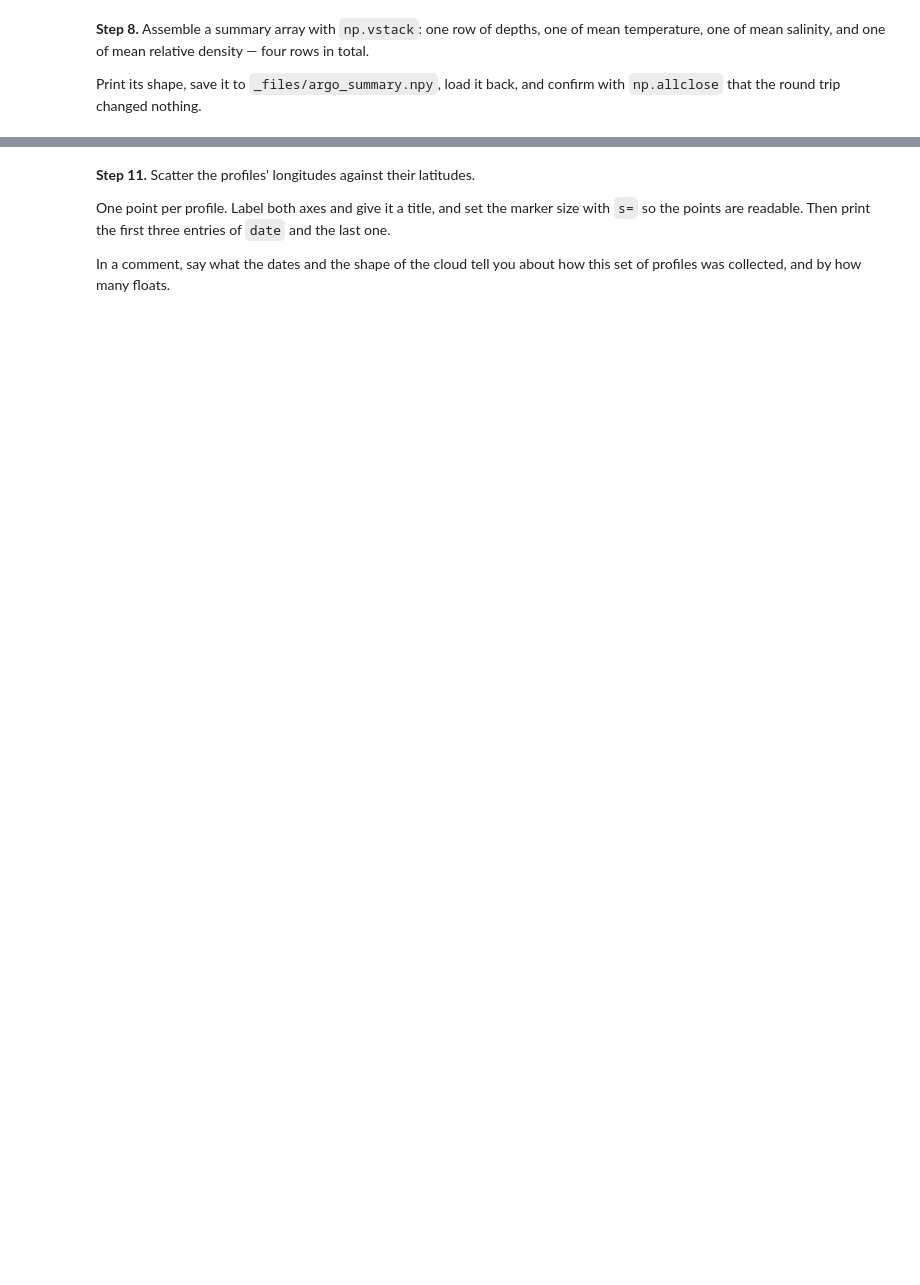
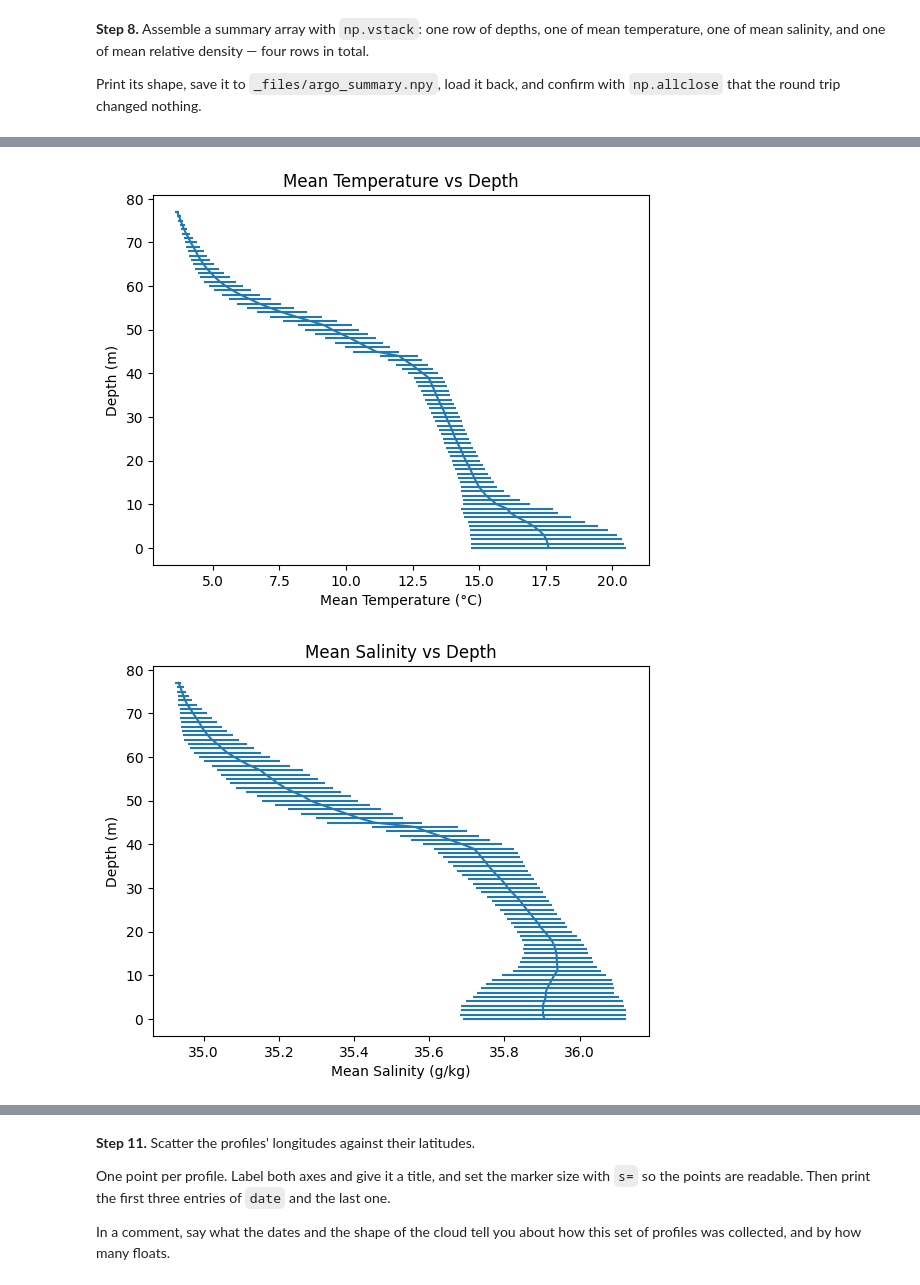
Before and after one commit to emmagiometti/A2026_Intro_Python, a Jupyter notebook: 1_3_exercises_numpy.ipynb, the cells around one changed output, grey strips where cells are left out. Drawn from its saved outputs; the diff is of its cells as text; code cells hidden in the pictures; blank space fills up the shorter version.

```diff
--- a/1_3_exercises_numpy.ipynb
+++ b/1_3_exercises_numpy.ipynb
@@ -696,0 +838,41 @@ near the surface compared with at depth.
+# %%
+# Your solution here
+# Hint: plt.errorbar(mean_S, level, xerr=std_S)
+#temperature
+plt.figure()
+plt.errorbar(nan_mean_T, level, xerr=nan_std_T)
+plt.xlabel("Mean Temperature (°C)")
+plt.ylabel("Depth (m)")
+plt.title("Mean Temperature vs Depth")
+plt.show()
+
+#salinity
+plt.figure()
+plt.errorbar(nan_mean_S, level, xerr=nan_std_S)
+plt.xlabel("Mean Salinity (g/kg)")
+plt.ylabel("Depth (m)")
+plt.title("Mean Salinity vs Depth")
+plt.show()
+
+#pressure
+plt.figure()
+plt.errorbar(nan_mean_P, level, xerr=nan_std_P)
+plt.xlabel("Mean Pressure (dbar)")
+plt.ylabel("Depth (m)")
+plt.title("Mean Pressure vs Depth")
+plt.show()
+
+#relative density
+plt.figure()
+plt.errorbar(nan_mean_rho, level, xerr=nan_std_rho)
+plt.xlabel("Mean Relative Density (kg/m^3)")
+plt.ylabel("Depth (m)")
+plt.title("Mean Relative Density vs Depth")
+
+plt.show()
+# Hint: plt.errorbar(mean_S, level, xerr=std_S)
+
+# Hint: use the nan-aware versions from Step 6, or every bar will be missing
+# %% [output]
+[figure, added]
+[figure, added]
```
Also changed, not shown: parts of 16 cells of this notebook.
